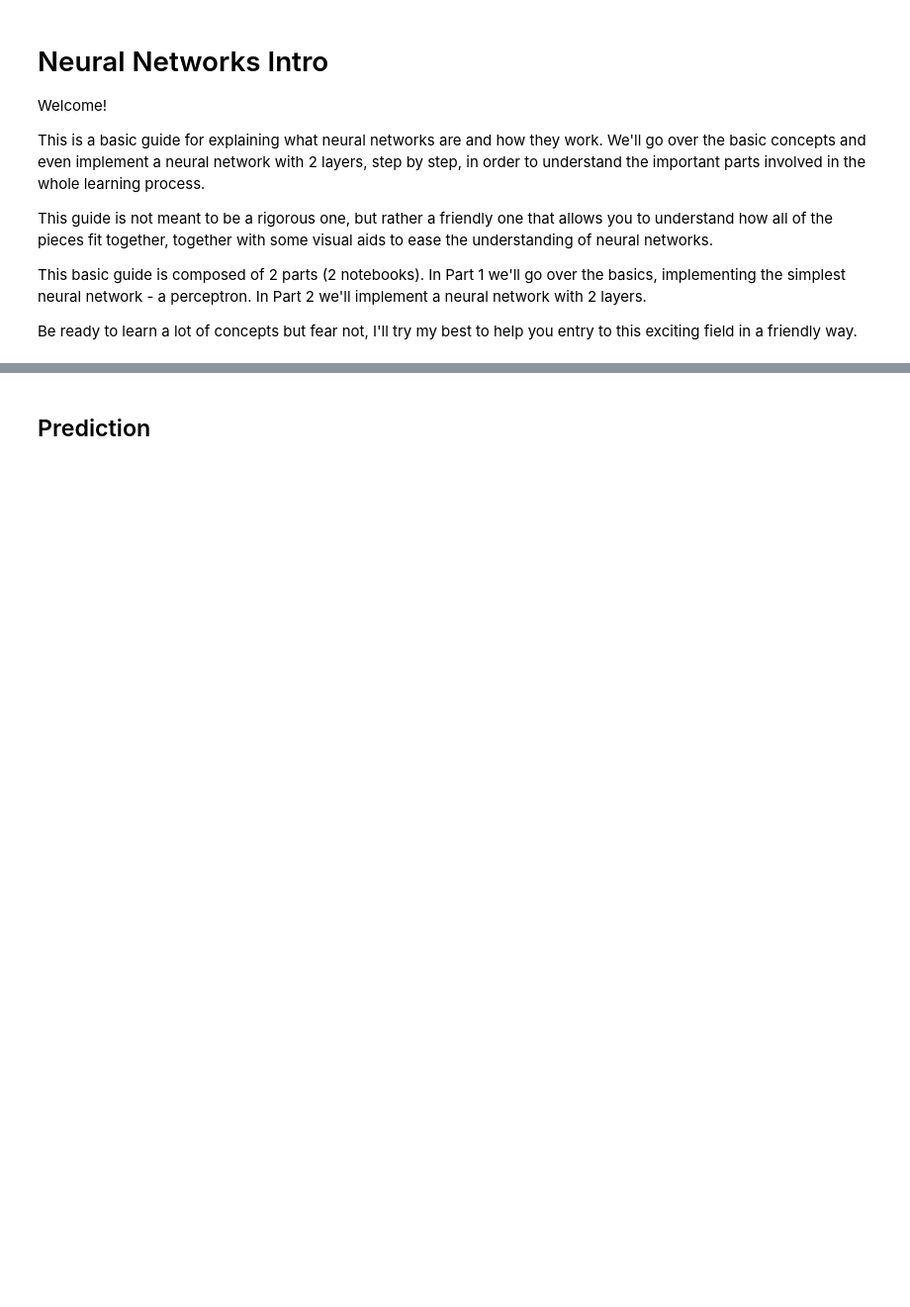
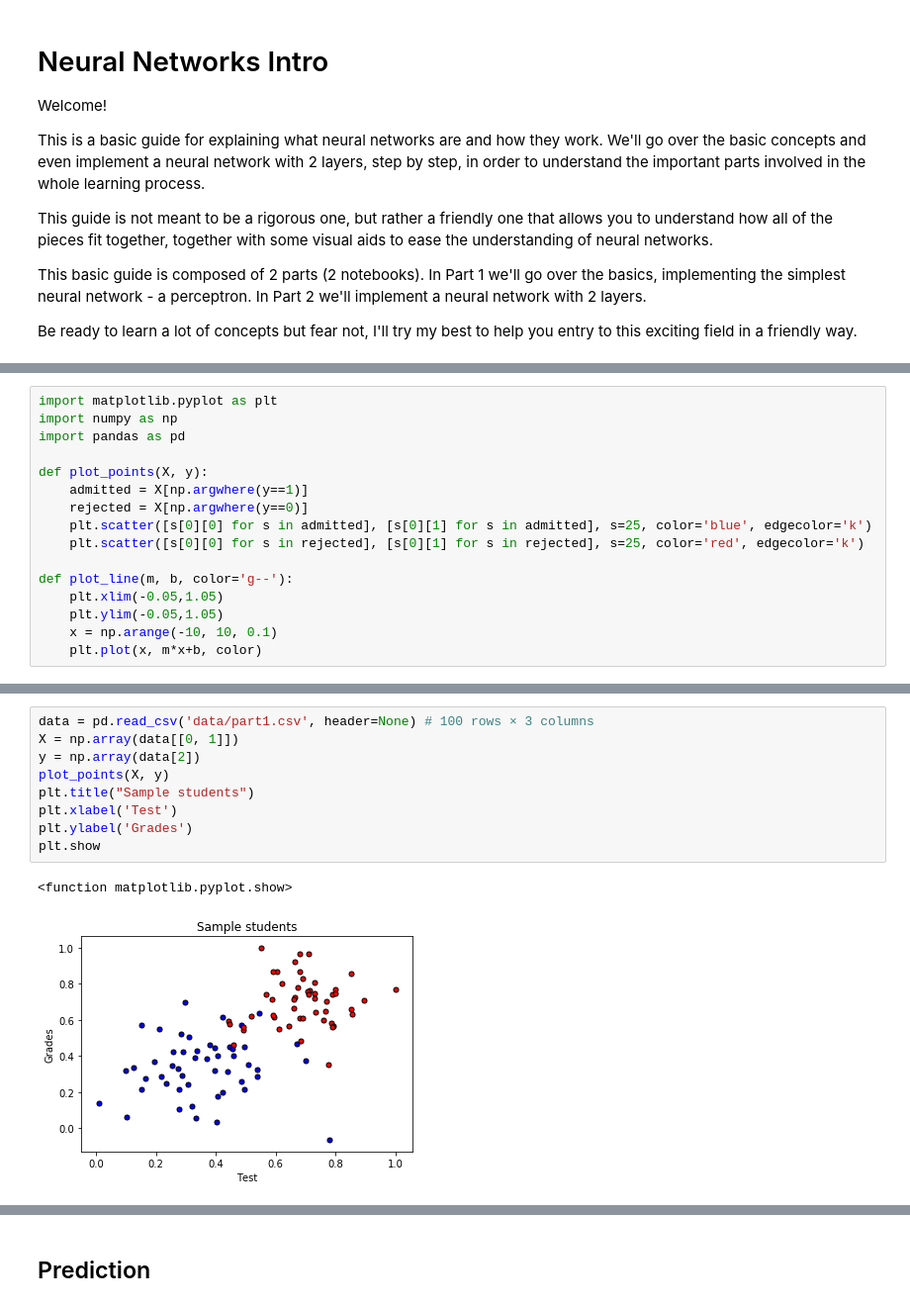
Before and after one commit to ferlopezm94/neural-networks-intro, a Jupyter notebook: Part1.ipynb, the cells around one changed output, grey strips where cells are left out. Shown: that part at 99% size. Cells and saved outputs as stored; diff of their text form; blank space fills up the shorter version.

```diff
--- a/Part1.ipynb
+++ b/Part1.ipynb
@@ -18,0 +17,16 @@ Without further ado, let's begin!
+# %%
+import matplotlib.pyplot as plt
+import numpy as np
+import pandas as pd
+
+def plot_points(X, y):
+    admitted = X[np.argwhere(y==1)]
+    rejected = X[np.argwhere(y==0)]
+    plt.scatter([s[0][0] for s in admitted], [s[0][1] for s in admitted], s=25, color='blue', edgecolor='k')
+    plt.scatter([s[0][0] for s in rejected], [s[0][1] for s in rejected], s=25, color='red', edgecolor='k')
+
+def plot_line(m, b, color='g--'):
+    plt.xlim(-0.05,1.05)
+    plt.ylim(-0.05,1.05)
+    x = np.arange(-10, 10, 0.1)
+    plt.plot(x, m*x+b, color)
@@ -41,0 +66,12 @@ You can think of AI, ML and DL like the following:
+# %%
+data = pd.read_csv('data/part1.csv', header=None) # 100 rows × 3 columns
+X = np.array(data[[0, 1]])
+y = np.array(data[2])
+plot_points(X, y)
+plt.title("Sample students")
+plt.xlabel('Test')
+plt.ylabel('Grades')
+plt.show
+# %% [output]
+<function matplotlib.pyplot.show>
+[figure, added]
```
Also changed, not shown: parts of 8 cells of this notebook, 3 other files.
